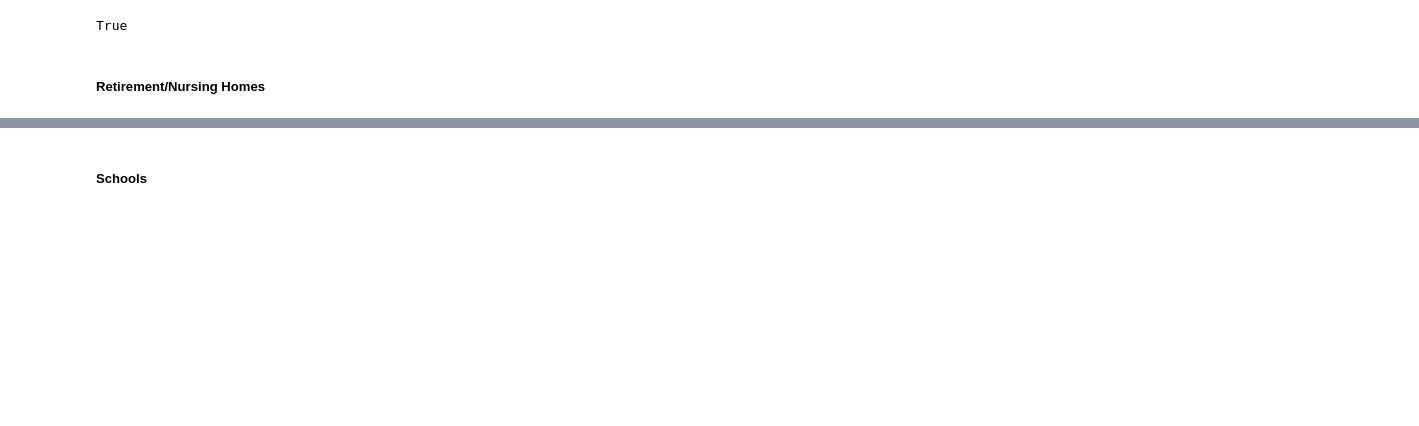
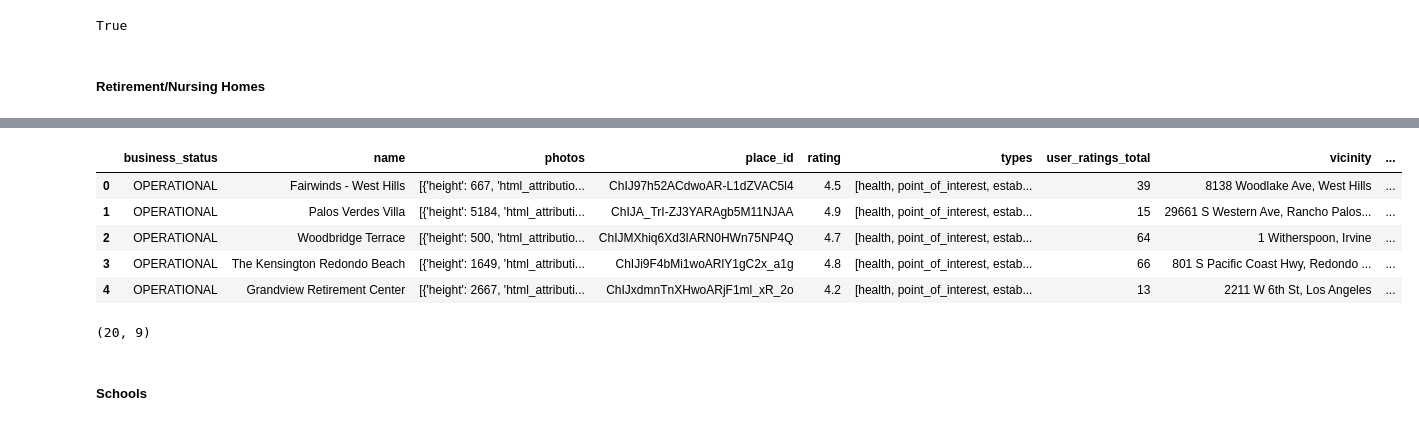
Before and after one commit to TheLazyCactus/Data_Thieves_project, a Jupyter notebook: Data-Thieves_Bea.ipynb, the cells around one changed output, grey strips where cells are left out. Cells and saved outputs as stored; diff of their text form; code cells hidden in the pictures; blank space fills up the shorter version.

```diff
--- a/Data-Thieves_Bea.ipynb
+++ b/Data-Thieves_Bea.ipynb
@@ -81,3 +73,17 @@ df_updated
+# %%
+retirement_homes_df = retirement_homes_df.drop(['icon', 'icon_background_color', 'icon_mask_base_uri', 'reference', 'scope', 'geometry_location_lat', 'geometry_location_lng', 'geometry_viewport_northeast_lat', 'geometry_viewport_northeast_lng', 'geometry_viewport_southwest_lat', 'geometry_viewport_southwest_lng', 'opening_hours_open_now', 'plus_code_global_code'], axis=1)
+retirement_homes_df.head()
+# %% [output]
+|  | business_status | name | photos | place_id | rating | types | user_ratings_total | vicinity | ... |
+| 0 | OPERATIONAL | Fairwinds - West Hills | [{'height': 667, 'html_attributio... | ChIJ97h52ACdwoAR-L1dZVAC5l4 | 4.5 | [health, point_of_interest, estab... | 39 | 8138 Woodlake Ave, West Hills | ... |
+| 1 | OPERATIONAL | Palos Verdes Villa | [{'height': 5184, 'html_attributi... | ChIJA_TrI-ZJ3YARAgb5M11NJAA | 4.9 | [health, point_of_interest, estab... | 15 | 29661 S Western Ave, Rancho Palos... | ... |
+| 2 | OPERATIONAL | Woodbridge Terrace | [{'height': 500, 'html_attributio... | ChIJMXhiq6Xd3IARN0HWn75NP4Q | 4.7 | [health, point_of_interest, estab... | 64 | 1 Witherspoon, Irvine | ... |
+| 3 | OPERATIONAL | The Kensington Redondo Beach | [{'height': 1649, 'html_attributi... | ChIJi9F4bMi1woARlY1gC2x_a1g | 4.8 | [health, point_of_interest, estab... | 66 | 801 S Pacific Coast Hwy, Redondo ... | ... |
+| 4 | OPERATIONAL | Grandview Retirement Center | [{'height': 2667, 'html_attributi... | ChIJxdmnTnXHwoARjF1ml_xR_2o | 4.2 | [health, point_of_interest, estab... | 13 | 2211 W 6th St, Los Angeles | ... |
+# %%
+retirement_homes_df.shape
+# %% [output]
+(20, 9)
 # %% [markdown]
 ##### Schools
 # %%
```
Also changed, not shown: parts of 12 cells of this notebook.
